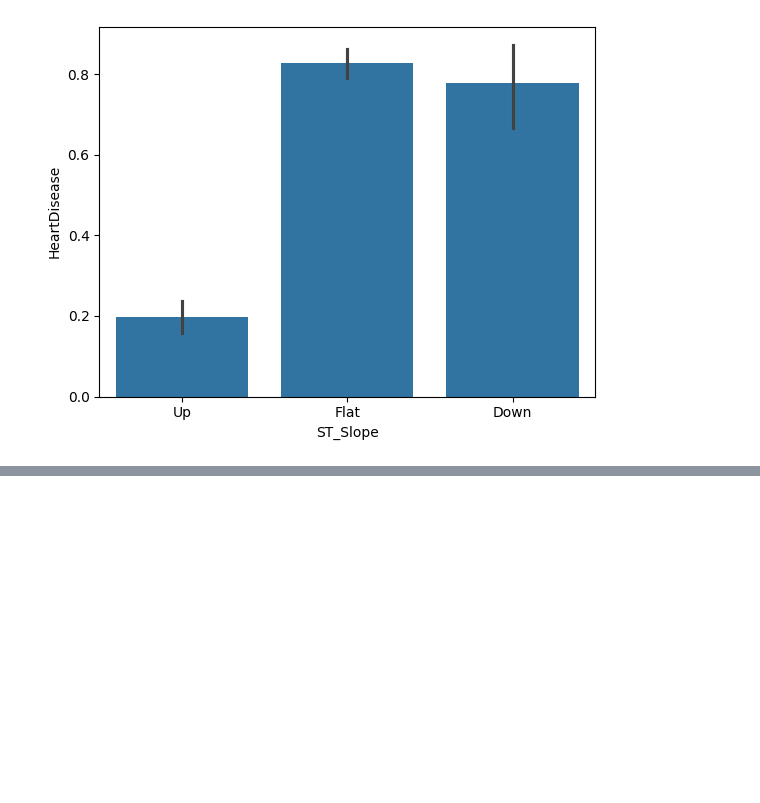
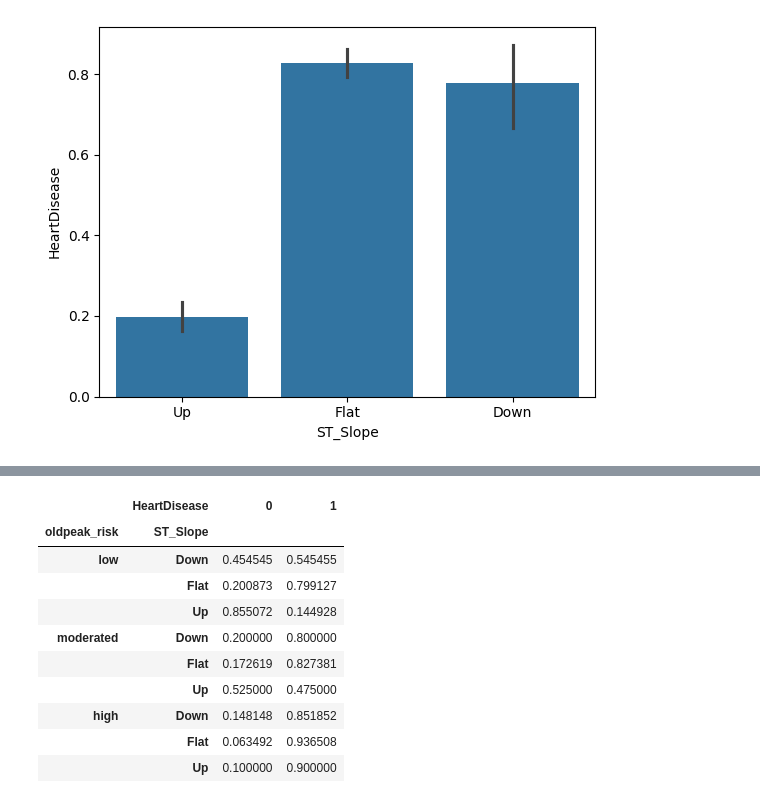
Before and after one commit to Newtan999/NewML, a Jupyter notebook: notebooks/01_eda.ipynb, the cells around one changed output, grey strips where cells are left out. Cells and saved outputs as stored; diff of their text form; code cells hidden in the pictures; blank space fills up the shorter version.

```diff
--- a/notebooks/01_eda.ipynb
+++ b/notebooks/01_eda.ipynb
@@ -526,0 +551,14 @@ sns.barplot(x="ST_Slope", y="HeartDisease", data=df);
+# %%
+pd.crosstab([df["oldpeak_risk"], df["ST_Slope"]], df["HeartDisease"], normalize="index")
+# %% [output]
+|  | HeartDisease | 0 | 1 |
+| oldpeak_risk | ST_Slope |  |  |
+| low | Down | 0.454545 | 0.545455 |
+|  | Flat | 0.200873 | 0.799127 |
+|  | Up | 0.855072 | 0.144928 |
+| moderated | Down | 0.200000 | 0.800000 |
+|  | Flat | 0.172619 | 0.827381 |
+|  | Up | 0.525000 | 0.475000 |
+| high | Down | 0.148148 | 0.851852 |
+|  | Flat | 0.063492 | 0.936508 |
+|  | Up | 0.100000 | 0.900000 |
```
Also changed, not shown: parts of 12 cells of this notebook, 1 other file.
